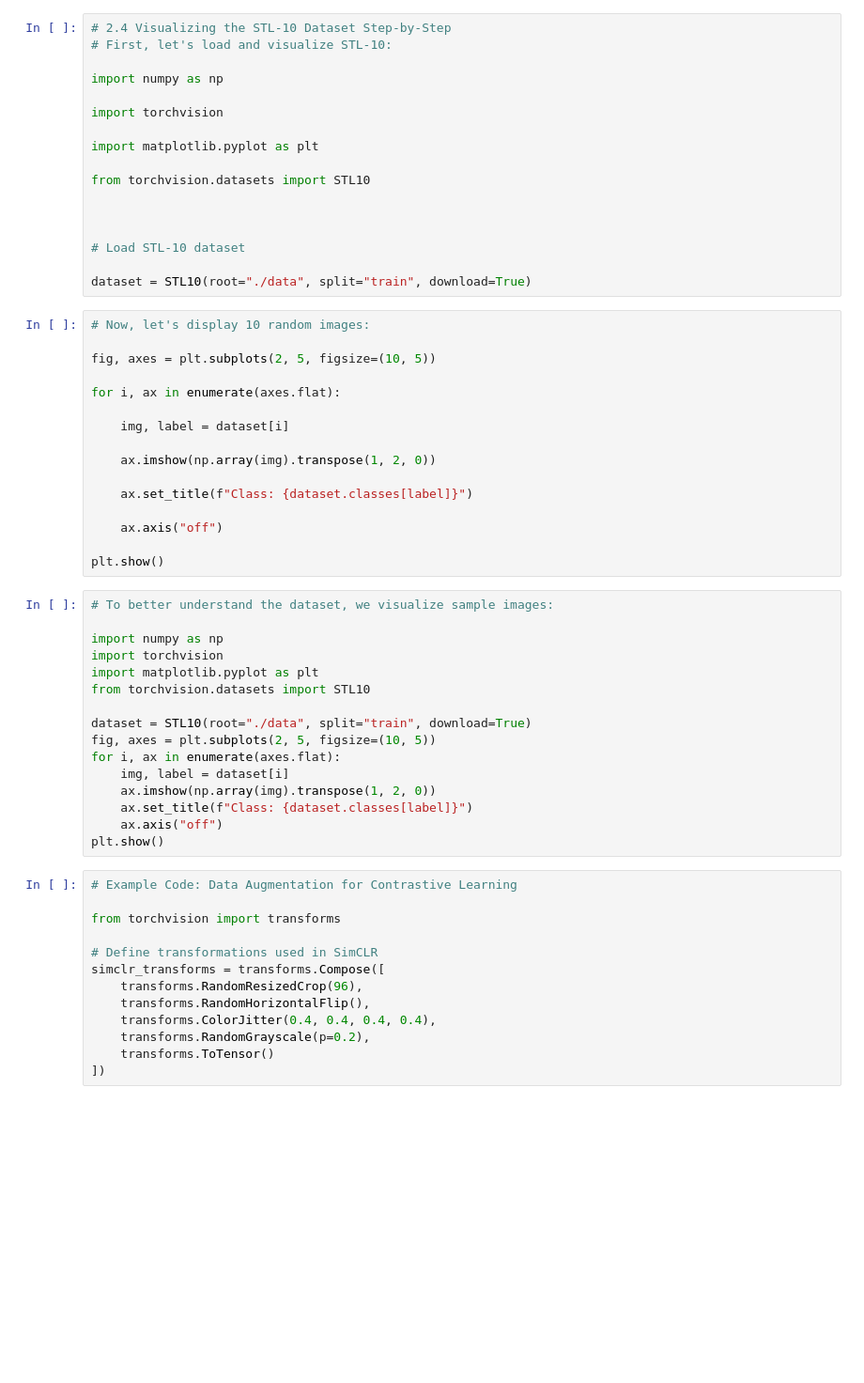
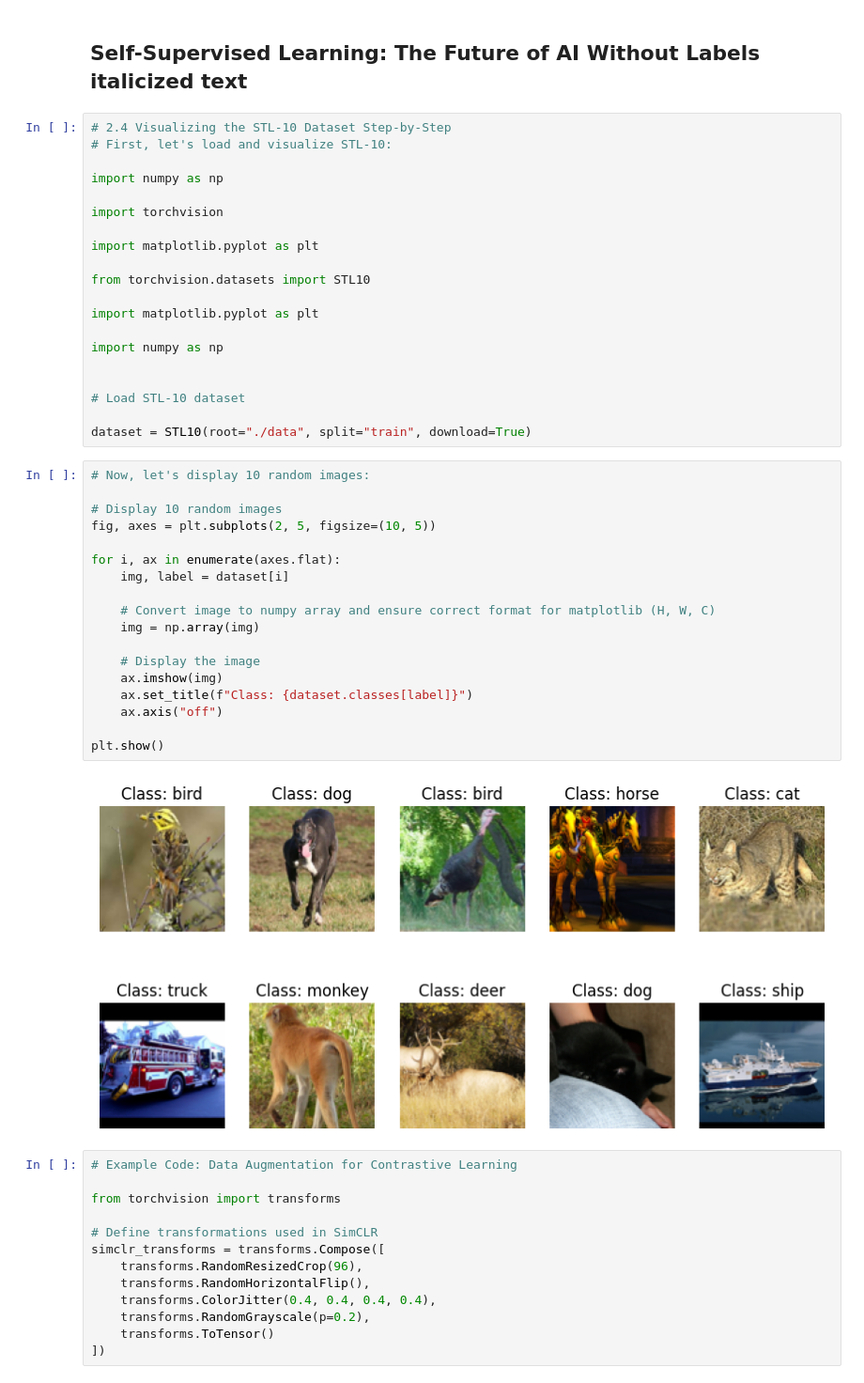
Before and after one commit to hg24abd/24023883_individual_assignment_machine_learning_tutorial, a Jupyter notebook: 24023883_mlnn_assignment_tutorial.ipynb, the cells around one changed output. Shown at 94% size. Drawn from its saved outputs; the diff is of its cells as text; blank space fills up the shorter version.

```diff
--- a/24023883_mlnn_assignment_tutorial.ipynb
+++ b/24023883_mlnn_assignment_tutorial.ipynb
@@ -1,3 +1,5 @@
+# %% [markdown]
+## **Self-Supervised Learning: The Future of AI Without Labels italicized text**
 # %%
 # 2.4 Visualizing the STL-10 Dataset Step-by-Step
 # First, let's load and visualize STL-10:
@@ -10,6 +12,9 @@ import matplotlib.pyplot as plt
 
 from torchvision.datasets import STL10
 
+import matplotlib.pyplot as plt
+
+import numpy as np
 
 
 # Load STL-10 dataset
@@ -18,35 +23,23 @@ dataset = STL10(root="./data", split="train", download=True)
 # %%
 # Now, let's display 10 random images:
 
+# Display 10 random images
 fig, axes = plt.subplots(2, 5, figsize=(10, 5))
 
 for i, ax in enumerate(axes.flat):
-
     img, label = dataset[i]
 
-    ax.imshow(np.array(img).transpose(1, 2, 0))
+    # Convert image to numpy array and ensure correct format for matplotlib (H, W, C)
+    img = np.array(img)
 
+    # Display the image
+    ax.imshow(img)
     ax.set_title(f"Class: {dataset.classes[label]}")
-
     ax.axis("off")
 
 plt.show()
+# %% [output]
+[figure, added]
-# %%
-# To better understand the dataset, we visualize sample images:
-
-import numpy as np
-import torchvision
-import matplotlib.pyplot as plt
-from torchvision.datasets import STL10
-
-dataset = STL10(root="./data", split="train", download=True)
-fig, axes = plt.subplots(2, 5, figsize=(10, 5))
-for i, ax in enumerate(axes.flat):
-    img, label = dataset[i]
-    ax.imshow(np.array(img).transpose(1, 2, 0))
-    ax.set_title(f"Class: {dataset.classes[label]}")
-    ax.axis("off")
-plt.show()
 # %%
 # Example Code: Data Augmentation for Contrastive Learning
 
```
Also changed, not shown: parts of 5 cells of this notebook, 1 other file.
